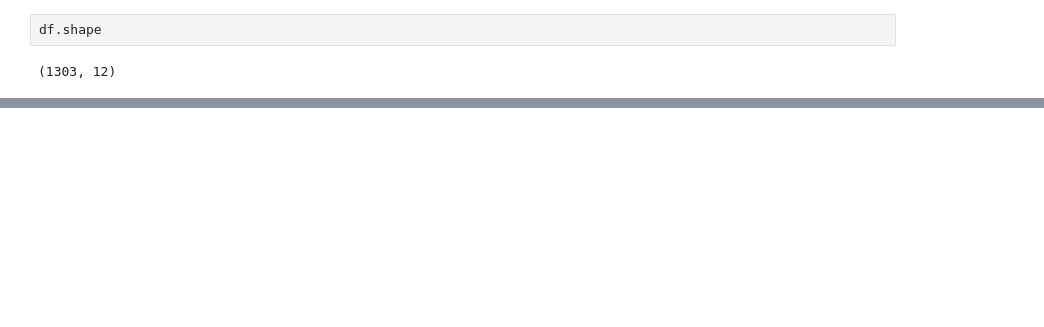
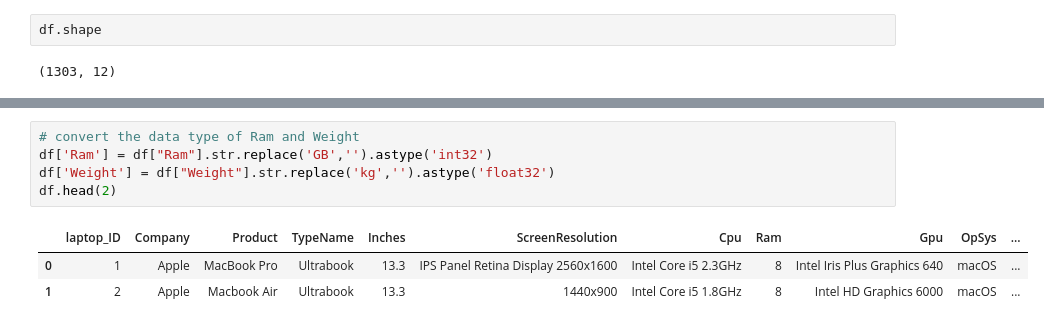
Before and after one commit to Akila-Prabath/Laptop-Price-Predictor, a Jupyter notebook: notebooks/data_preprocess.ipynb, the cells around one changed output, grey strips where cells are left out. Drawn from its saved outputs; the diff is of its cells as text; blank space fills up the shorter version.

```diff
--- a/notebooks/data_preprocess.ipynb
+++ b/notebooks/data_preprocess.ipynb
@@ -17,0 +159,9 @@ df.shape
+# %%
+# convert the data type of Ram and Weight
+df['Ram'] = df["Ram"].str.replace('GB','').astype('int32')
+df['Weight'] = df["Weight"].str.replace('kg','').astype('float32')
+df.head(2)
+# %% [output]
+|  | laptop_ID | Company | Product | TypeName | Inches | ScreenResolution | Cpu | Ram | Gpu | OpSys | ... |
+| 0 | 1 | Apple | MacBook Pro | Ultrabook | 13.3 | IPS Panel Retina Display 2560x1600 | Intel Core i5 2.3GHz | 8 | Intel Iris Plus Graphics 640 | macOS | ... |
+| 1 | 2 | Apple | Macbook Air | Ultrabook | 13.3 | 1440x900 | Intel Core i5 1.8GHz | 8 | Intel HD Graphics 6000 | macOS | ... |
```
Also changed, not shown: parts of 41 cells of this notebook, 1 other file.
